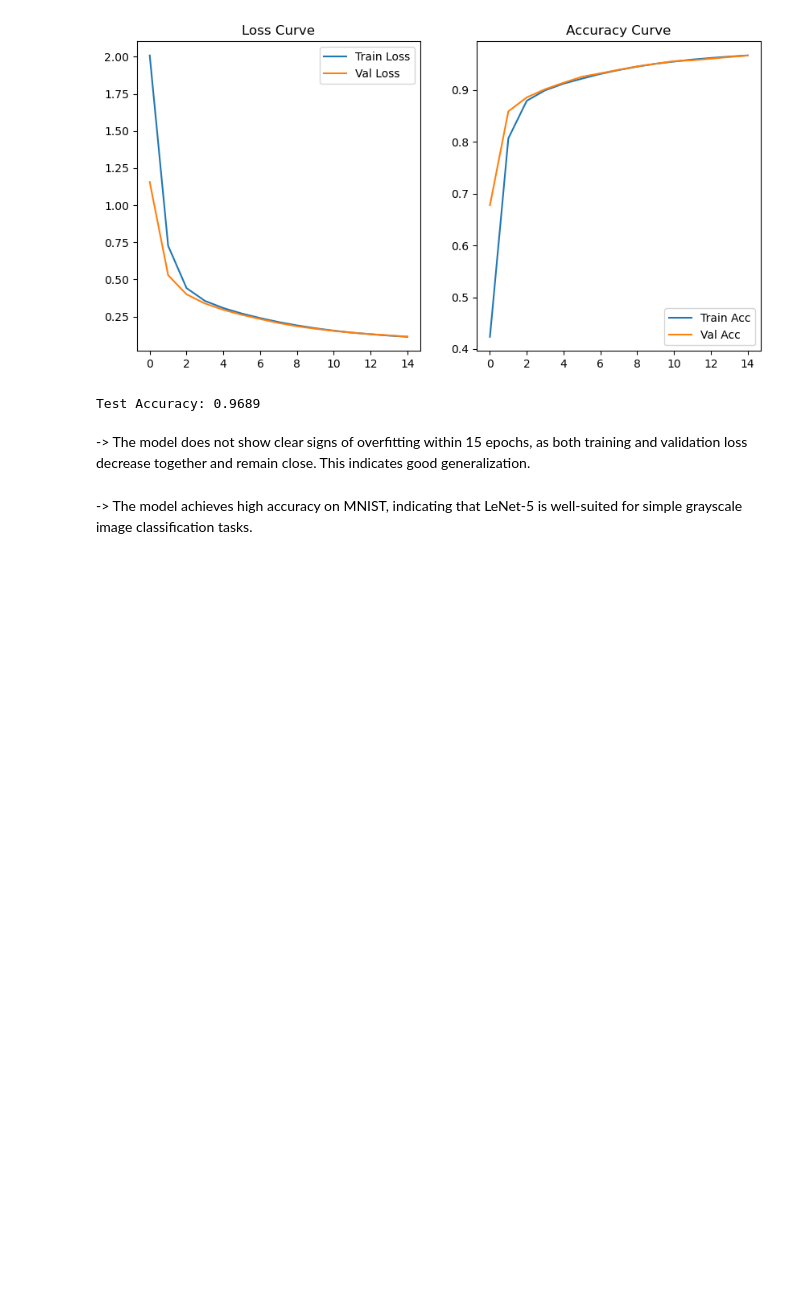
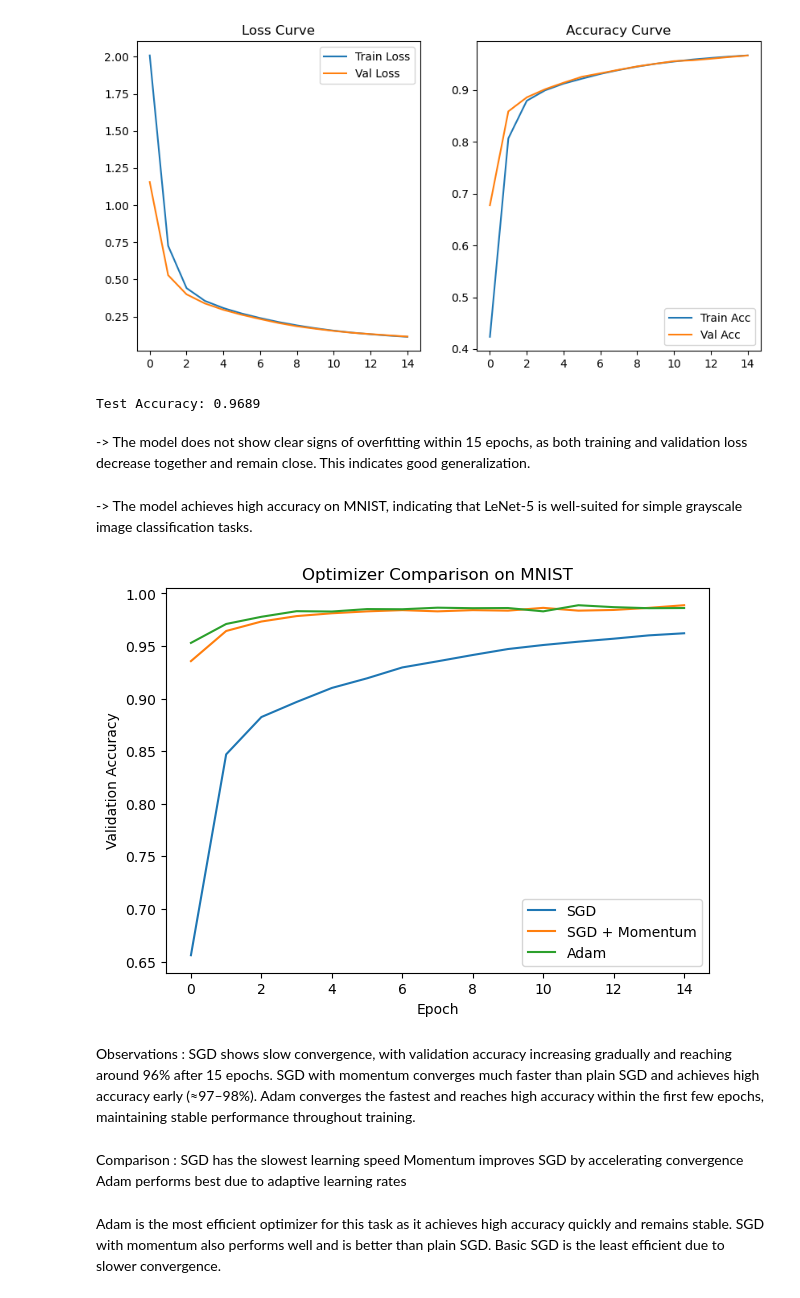
Before and after one commit to ritesh-kr18/CNN_Lab_Work, a Jupyter notebook: 24cd3035_CNN_Lab.ipynb, the cells around one changed output. Drawn from its saved outputs; the diff is of its cells as text; code cells hidden in the pictures; blank space fills up the shorter version.

Commit message:
Task 3: compared SGD, Momentum, and Adam optimizers

```diff
--- a/24cd3035_CNN_Lab.ipynb
+++ b/24cd3035_CNN_Lab.ipynb
@@ -718,0 +767,32 @@ Test Accuracy: 0.9689
+# %%
+sgd_acc = train_model("SGD")
+momentum_acc = train_model("Momentum")
+adam_acc = train_model("Adam")
+# %%
+plt.figure(figsize=(7,5))
+
+plt.plot(sgd_acc, label="SGD")
+plt.plot(momentum_acc, label="SGD + Momentum")
+plt.plot(adam_acc, label="Adam")
+
+plt.xlabel("Epoch")
+plt.ylabel("Validation Accuracy")
+plt.title("Optimizer Comparison on MNIST")
+plt.legend()
+
+plt.savefig("optimiser_comparison.png")
+plt.show()
+# %% [output]
+[figure, added]
+# %% [markdown]
+Observations :
+SGD shows slow convergence, with validation accuracy increasing gradually and reaching around 96% after 15 epochs.
+SGD with momentum converges much faster than plain SGD and achieves high accuracy early (≈97–98%).
+Adam converges the fastest and reaches high accuracy within the first few epochs, maintaining stable performance throughout training.
+# %% [markdown]
+Comparison :
+SGD has the slowest learning speed
+Momentum improves SGD by accelerating convergence
+Adam performs best due to adaptive learning rates
+# %% [markdown]
+Adam is the most efficient optimizer for this task as it achieves high accuracy quickly and remains stable. SGD with momentum also performs well and is better than plain SGD. Basic SGD is the least efficient due to slower convergence.
```
Also changed, not shown: parts of 1 cell of this notebook.
